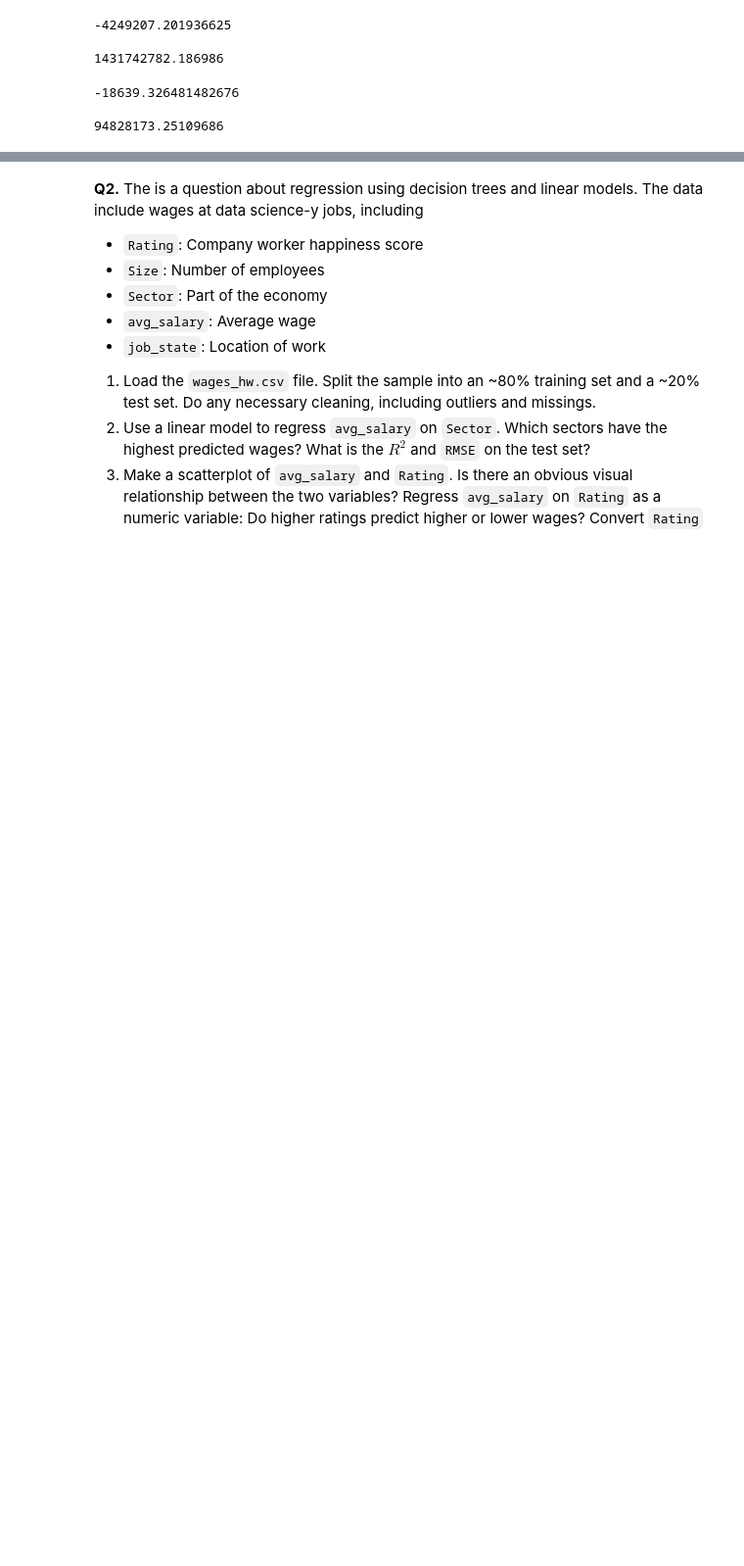
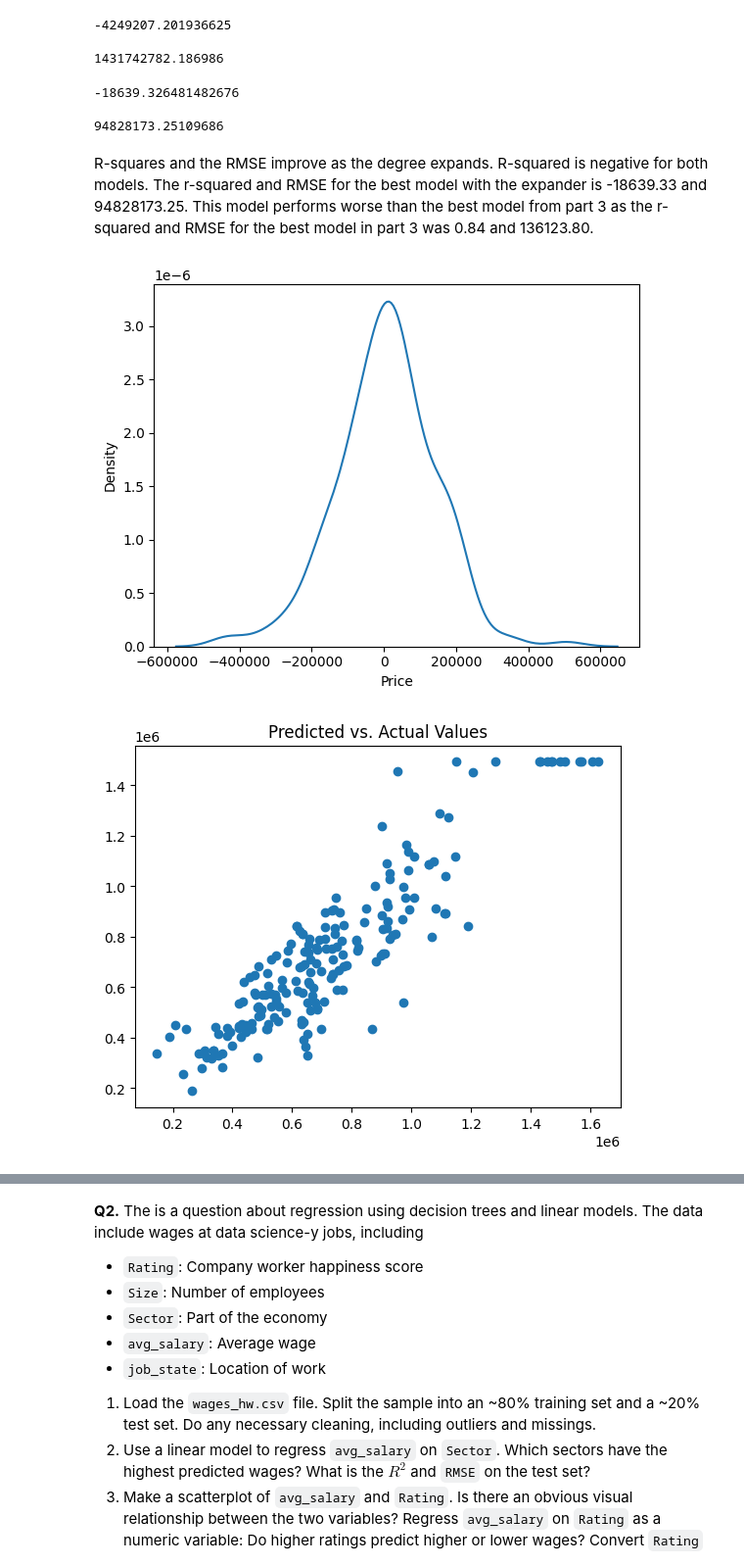
Before and after one commit to victoriadarosa/assignment4, a Jupyter notebook: assignment4.ipynb, the cells around one changed output, grey strips where cells are left out. Shown at 98% size. Saved outputs shown, nothing was run; the diff lists cells and outputs as text; code cells hidden in the pictures; blank space fills up the shorter version.

```diff
--- a/assignment4.ipynb
+++ b/assignment4.ipynb
@@ -229,0 +234,22 @@ pn(np.sqrt(mean_squared_error(y_test, y_pred)))
+# %% [markdown]
+R-squares and the RMSE improve as the degree expands. R-squared is negative for both models. The r-squared and RMSE for the best model with the expander is -18639.33 and 94828173.25. This model performs worse than the best model from part 3 as the r-squared and RMSE for the best model in part 3 was 0.84 and 136123.80.
+# %%
+#6 predicted values for the test data and plot them against the true values
+X_train, X_test, y_train, y_test = train_test_split(X3, y, test_size=0.2, random_state=1)
+reg = LinearRegression().fit(X_train, y_train)
+
+# Predicted values:
+y_hat_lm = reg.predict(X_test)
+residuals_lm = y_test - y_hat_lm
+
+## Residual plot:
+sns.kdeplot(residuals_lm)
+plt.show()
+
+## True versus predicted plot:
+plt.scatter(x=y_hat_lm,y=y_test)
+plt.title('Predicted vs. Actual Values')
+plt.show()
+# %% [output]
+[figure, added]
+[figure, added]
```
Also changed, not shown: parts of 29 cells of this notebook.
